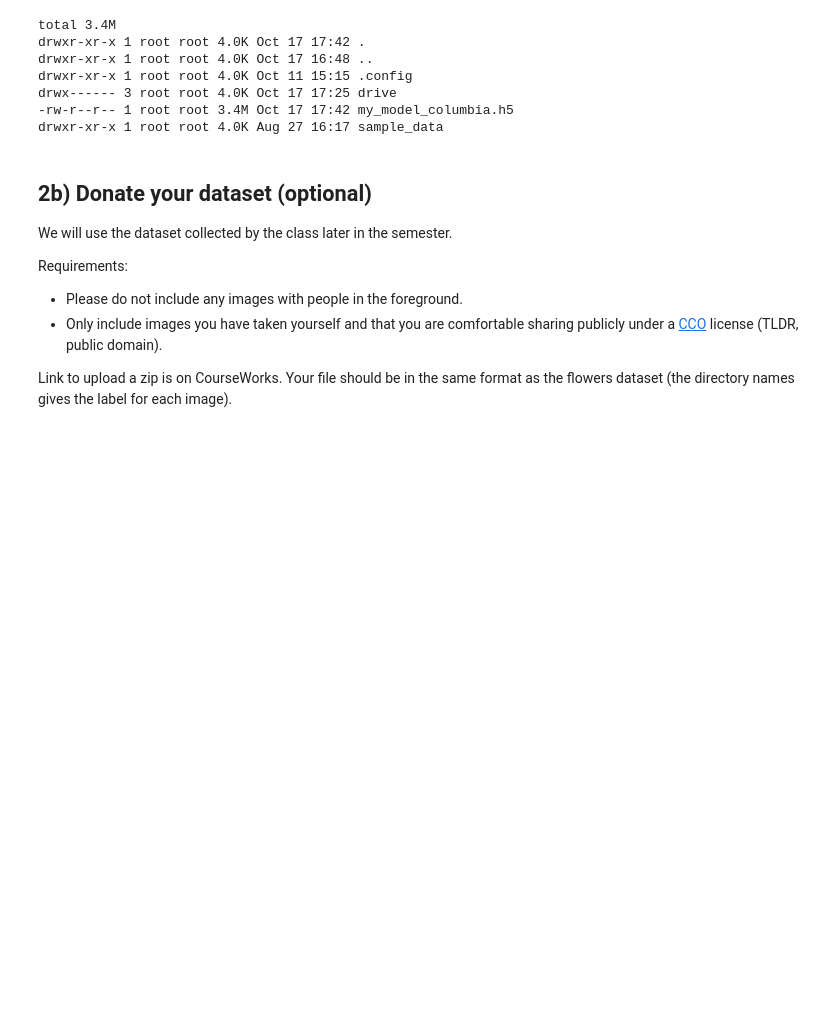
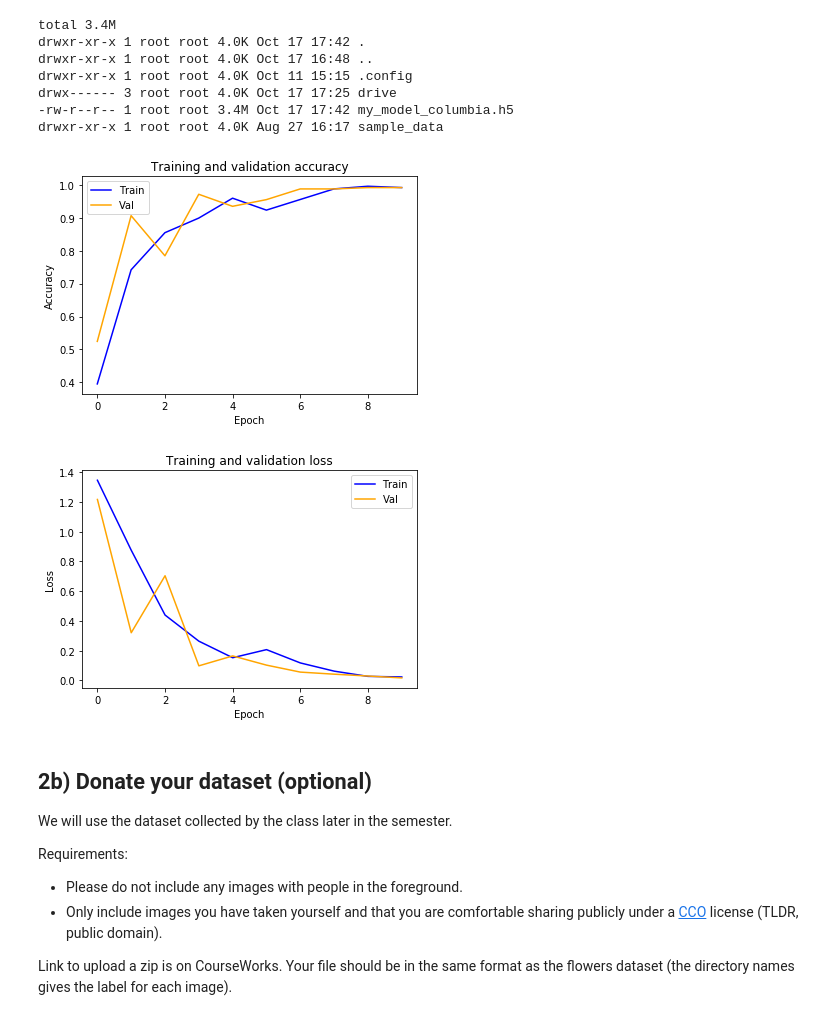
Before and after one commit to ak4248/dlclass, a Jupyter notebook: Final_a2_1.ipynb, the cells around one changed output. Cells and saved outputs as stored; diff of their text form; code cells hidden in the pictures; blank space fills up the shorter version.

```diff
--- a/Final_a2_1.ipynb
+++ b/Final_a2_1.ipynb
@@ -1141,6 +1138,48 @@ drwxr-xr-x 1 root root 4.0K Oct 11 15:15 .config
 drwx------ 3 root root 4.0K Oct 17 17:25 drive
 -rw-r--r-- 1 root root 3.4M Oct 17 17:42 my_model_columbia.h5
 drwxr-xr-x 1 root root 4.0K Aug 27 16:17 sample_data
+# %%
+### plot train vs validate over epoch
+
+
+
+
+def plot(history):
+
+  acc=history.history['accuracy']
+
+# A plotting function you can reuse
+def plot(history):
+
+  # The history object contains results on the training and test
+  # sets for each epoch
+  acc = history.history['accuracy']
+  val_acc = history.history['val_accuracy']
+  loss = history.history['loss']
+  val_loss = history.history['val_loss']
+
+  # Get the number of epochs
+  epochs = range(len(acc))
+
+  plt.title('Training and validation accuracy')
+  plt.plot(epochs, acc, color='blue', label='Train')
+  plt.plot(epochs, val_acc, color='orange', label='Val')
+  plt.xlabel('Epoch')
+  plt.ylabel('Accuracy')
+  plt.legend()
+
+  _ = plt.figure()
+  plt.title('Training and validation loss')
+  plt.plot(epochs, loss, color='blue', label='Train')
+  plt.plot(epochs, val_loss, color='orange', label='Val')
+  plt.xlabel('Epoch')
+  plt.ylabel('Loss')
+  plt.legend()
+
+plot(history)
+# %% [output]
+[figure, added]
+[figure, added]
 # %% [markdown]
 ## 2b) Donate your dataset (optional)
 We will use the dataset collected by the class later in the semester.
```
Also changed, not shown: parts of 1 cell of this notebook.
